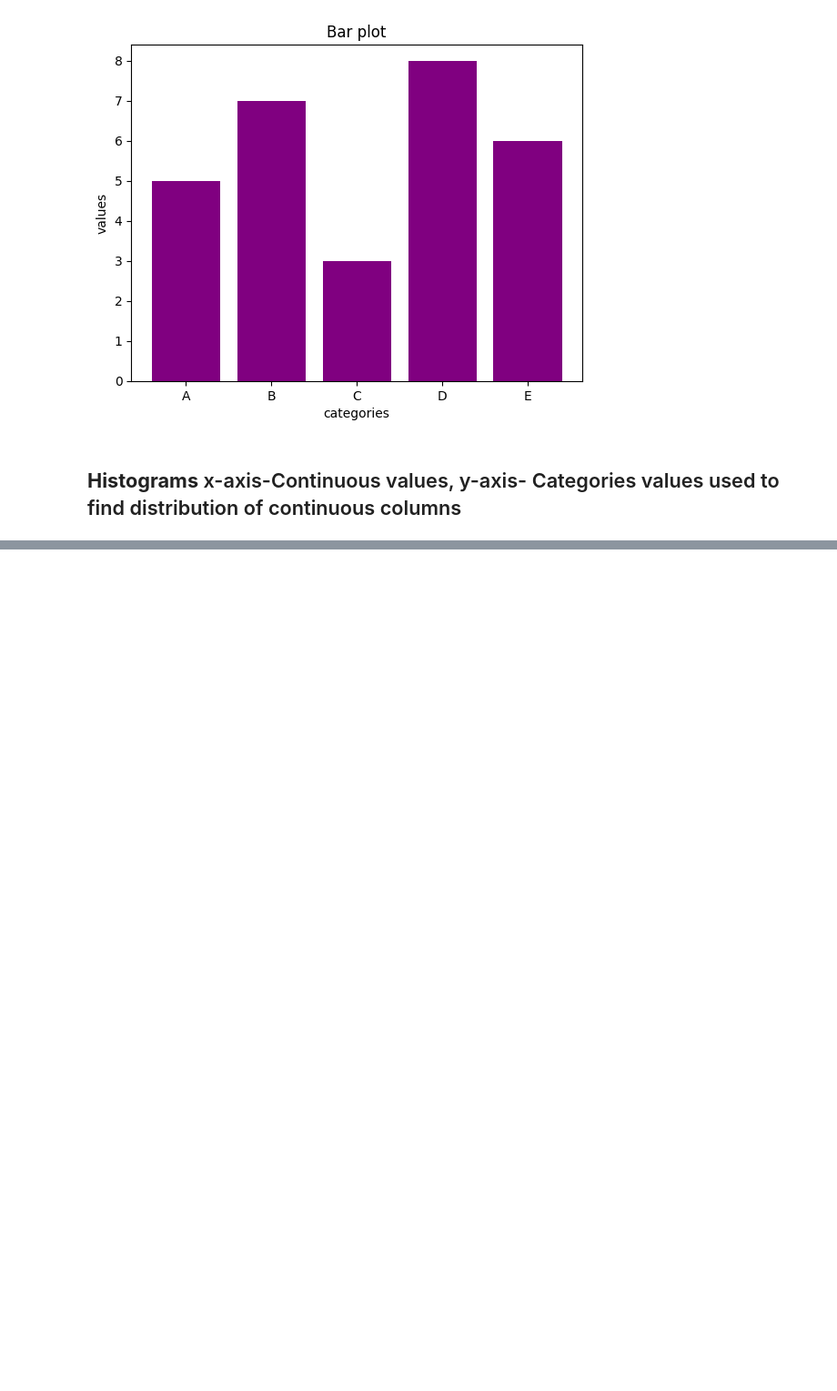
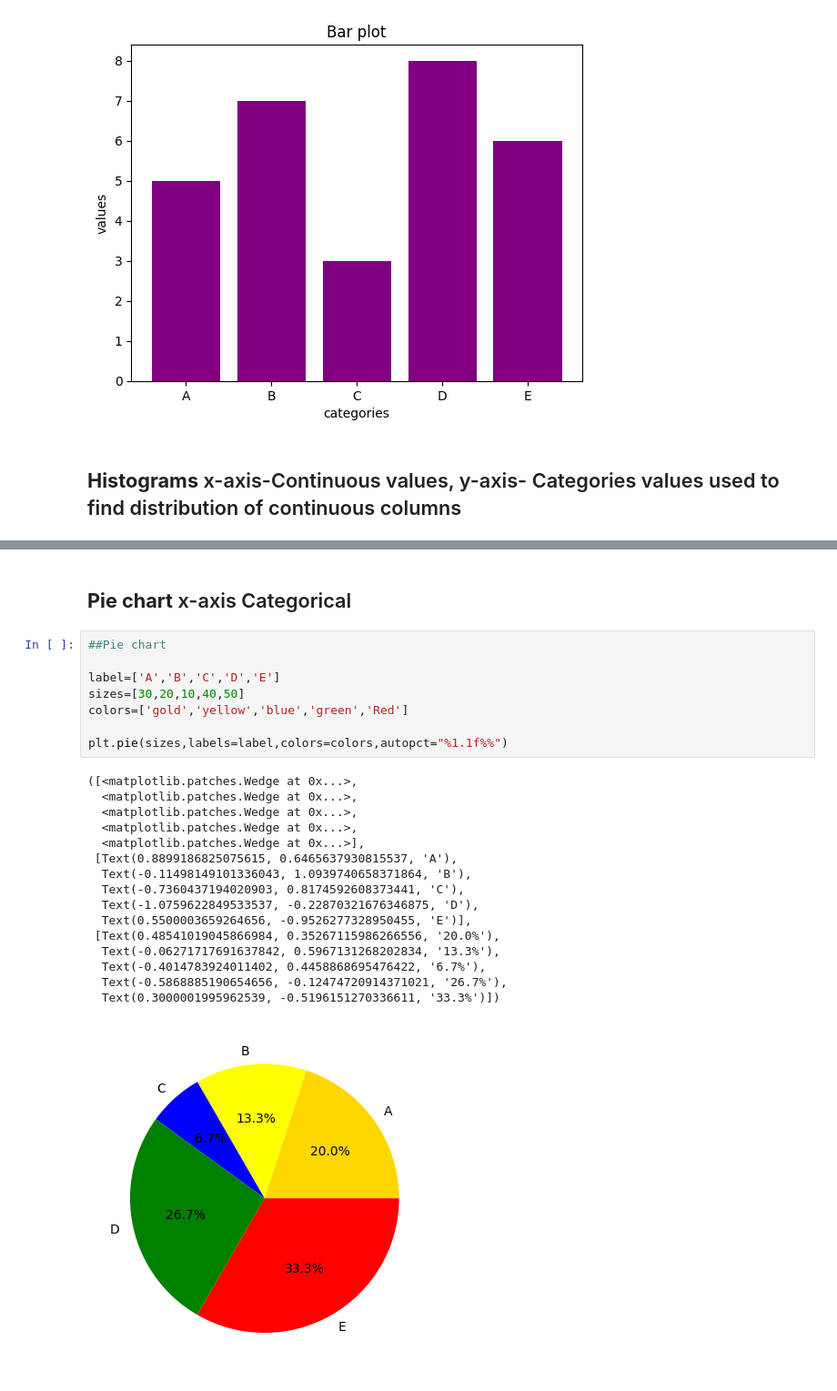
Before and after one commit to neelakandanoj/Full-Stack-Data-Science, a Jupyter notebook: 10-DataAnalysis/10.4-Matplotlib.ipynb, the cells around one changed output, grey strips where cells are left out. Shown: that part at 91% size. Saved outputs shown, nothing was run; the diff lists cells and outputs as text; blank space fills up the shorter version.

```diff
--- a/10-DataAnalysis/10.4-Matplotlib.ipynb
+++ b/10-DataAnalysis/10.4-Matplotlib.ipynb
@@ -86,0 +102,27 @@ plt.show()
+# %% [markdown]
+## **Pie chart** x-axis Categorical
+# %%
+##Pie chart
+
+label=['A','B','C','D','E']
+sizes=[30,20,10,40,50]
+colors=['gold','yellow','blue','green','Red']
+
+plt.pie(sizes,labels=label,colors=colors,autopct="%1.1f%%")
+# %% [output]
+([<matplotlib.patches.Wedge at 0x...>,
+  <matplotlib.patches.Wedge at 0x...>,
+  <matplotlib.patches.Wedge at 0x...>,
+  <matplotlib.patches.Wedge at 0x...>,
+  <matplotlib.patches.Wedge at 0x...>],
+ [Text(0.8899186825075615, 0.6465637930815537, 'A'),
+  Text(-0.11498149101336043, 1.0939740658371864, 'B'),
+  Text(-0.7360437194020903, 0.8174592608373441, 'C'),
+  Text(-1.0759622849533537, -0.22870321676346875, 'D'),
+  Text(0.5500003659264656, -0.9526277328950455, 'E')],
+ [Text(0.48541019045866984, 0.35267115986266556, '20.0%'),
+  Text(-0.06271717691637842, 0.5967131268202834, '13.3%'),
+  Text(-0.4014783924011402, 0.4458868695476422, '6.7%'),
+  Text(-0.5868885190654656, -0.12474720914371021, '26.7%'),
+  Text(0.3000001995962539, -0.5196151270336611, '33.3%')])
+[figure, added]
```
Also changed, not shown: parts of 11 cells of this notebook.
